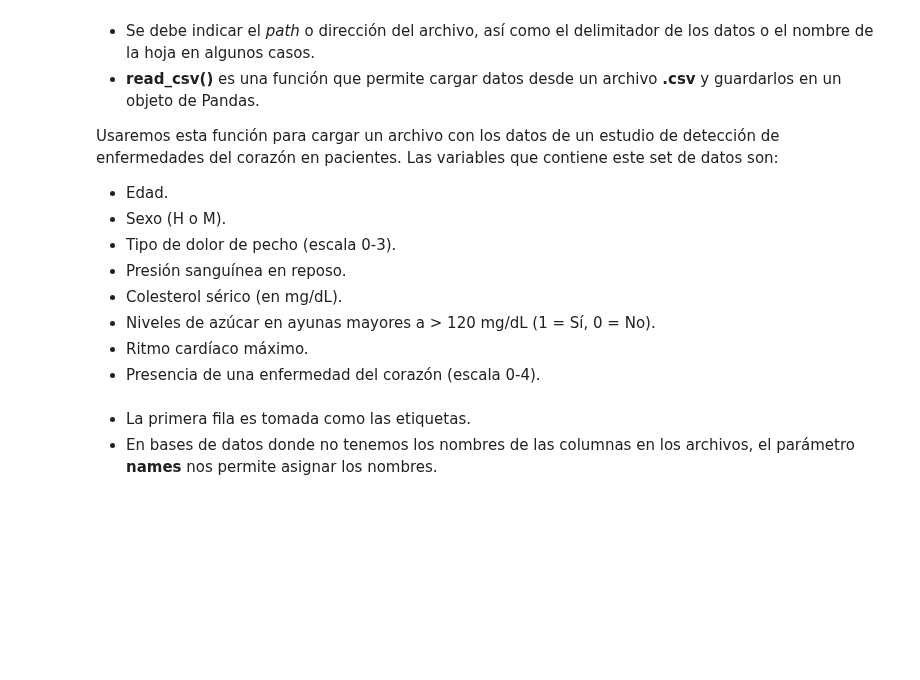
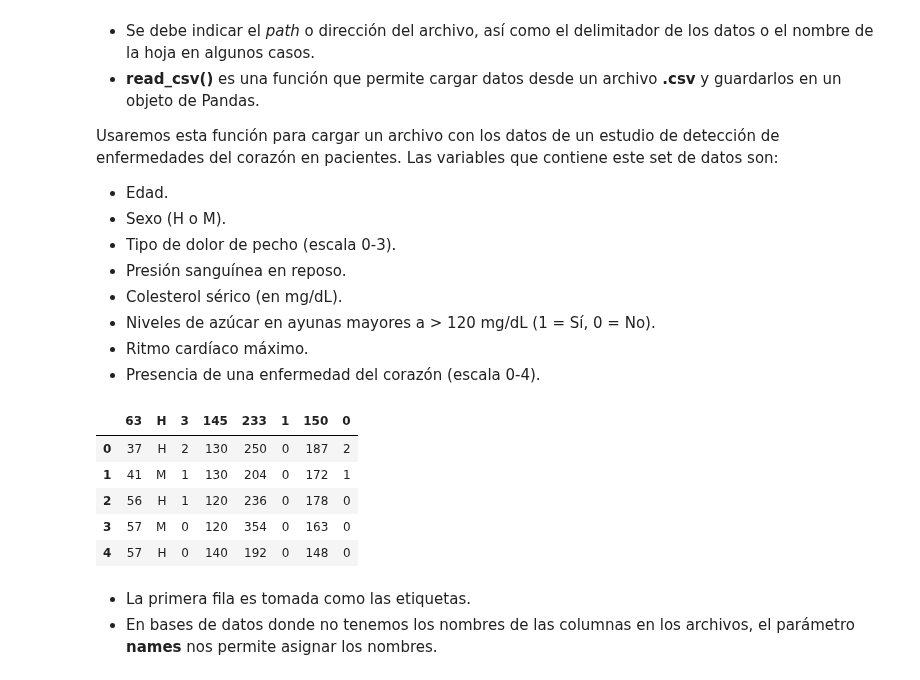
Before and after one commit to jkhansell/sc_notebooks, a Jupyter notebook: Pandas/pandas.ipynb, the cells around one changed output. Saved outputs shown, nothing was run; the diff lists cells and outputs as text; code cells hidden in the pictures; blank space fills up the shorter version.

Commit message:
Updated notebook to take into account tmp directory for files.

```diff
--- a/Pandas/pandas.ipynb
+++ b/Pandas/pandas.ipynb
@@ -228,11 +238,18 @@ drive.mount('/content/drive')
 # %%
 import pandas as pd
 
 # from google.colab import files
 # uploaded = files.upload()
 
-datosPacientes = pd.read_csv('pacientesCorazon.csv')
+datosPacientes = pd.read_csv('./sc_notebooks/Pandas/pacientesCorazon.csv')
 datosPacientes.head()
+# %% [output]
+|  | 63 | H | 3 | 145 | 233 | 1 | 150 | 0 |
+| 0 | 37 | H | 2 | 130 | 250 | 0 | 187 | 2 |
+| 1 | 41 | M | 1 | 130 | 204 | 0 | 172 | 1 |
+| 2 | 56 | H | 1 | 120 | 236 | 0 | 178 | 0 |
+| 3 | 57 | M | 0 | 120 | 354 | 0 | 163 | 0 |
+| 4 | 57 | H | 0 | 140 | 192 | 0 | 148 | 0 |
 # %% [markdown]
 * La primera fila es tomada como las etiquetas.
 * En bases de datos donde no tenemos los nombres de las columnas en los archivos, el parámetro **names** nos permite asignar los nombres.
```
Also changed, not shown: parts of 1 cell of this notebook.
